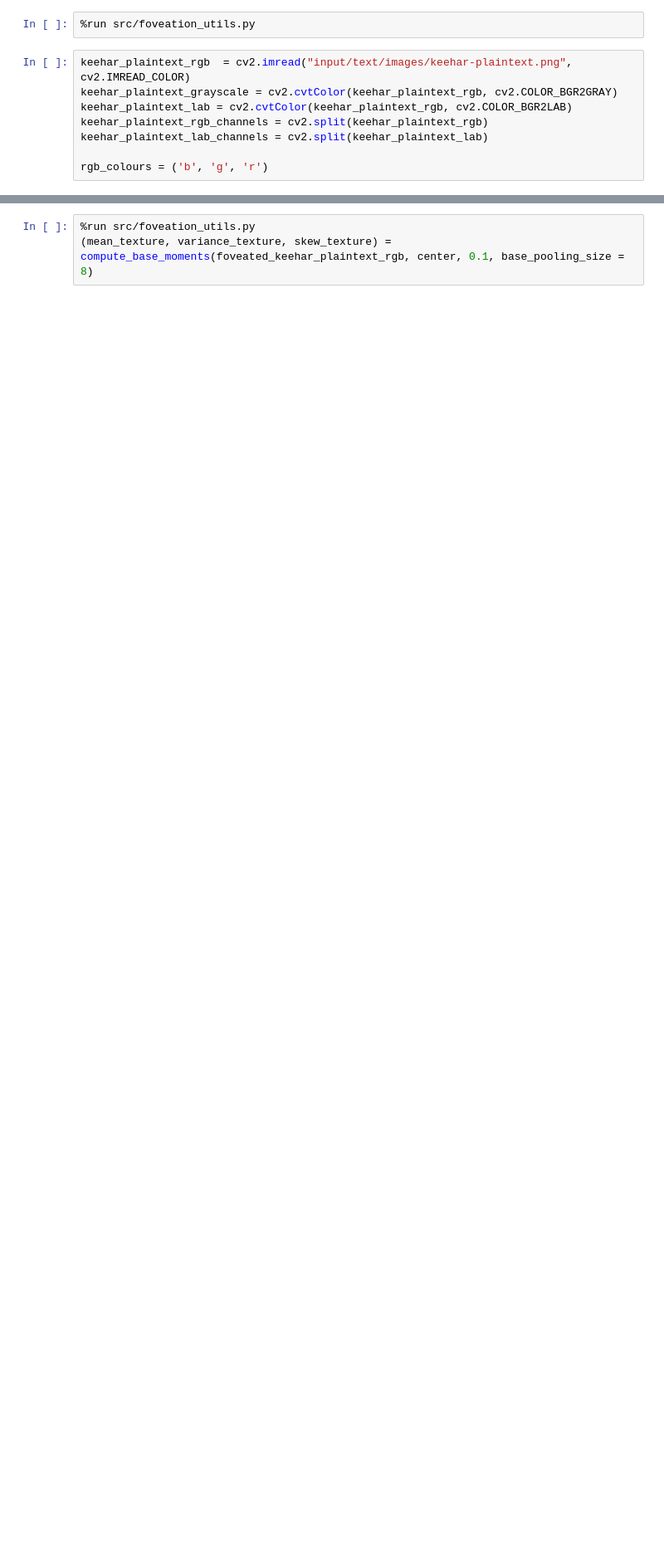
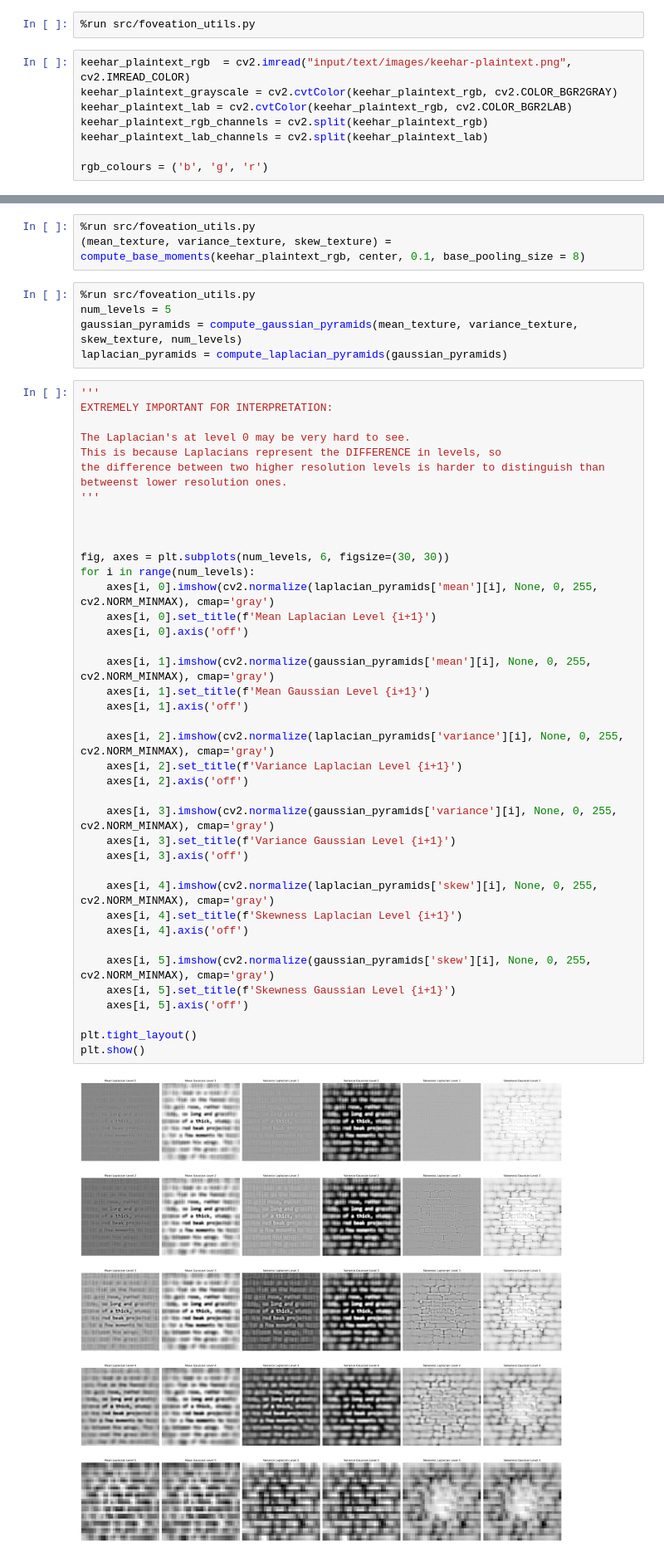
Before and after one commit to lilinitsy/FoveatedImageStatisticsPlayground, a Jupyter notebook: TextStatisticsPlayground.ipynb, the cells around one changed output, grey strips where cells are left out. Shown at 83% size. Drawn from its saved outputs; the diff is of its cells as text; blank space fills up the shorter version.

Commit message:
Gaussian and Laplacian pyramid construction

```diff
--- a/TextStatisticsPlayground.ipynb
+++ b/TextStatisticsPlayground.ipynb
@@ -32,4 +32,51 @@ visualize_foveated_grid_px(foveated_keehar_plaintext_rgb, center, radii, (2, 4))
 [figure]
 # %%
 %run src/foveation_utils.py
-(mean_texture, variance_texture, skew_texture) = compute_base_moments(foveated_keehar_plaintext_rgb, center, 0.1, base_pooling_size = 8)
+(mean_texture, variance_texture, skew_texture) = compute_base_moments(keehar_plaintext_rgb, center, 0.1, base_pooling_size = 8)
+# %%
+%run src/foveation_utils.py
+num_levels = 5
+gaussian_pyramids = compute_gaussian_pyramids(mean_texture, variance_texture, skew_texture, num_levels)
+laplacian_pyramids = compute_laplacian_pyramids(gaussian_pyramids)
+# %%
+'''
+EXTREMELY IMPORTANT FOR INTERPRETATION:
+
+The Laplacian's at level 0 may be very hard to see.
+This is because Laplacians represent the DIFFERENCE in levels, so
+the difference between two higher resolution levels is harder to distinguish than
+betweenst lower resolution ones.
+'''
+
+
+
+fig, axes = plt.subplots(num_levels, 6, figsize=(30, 30))
+for i in range(num_levels):
+    axes[i, 0].imshow(cv2.normalize(laplacian_pyramids['mean'][i], None, 0, 255, cv2.NORM_MINMAX), cmap='gray')
+    axes[i, 0].set_title(f'Mean Laplacian Level {i+1}')
+    axes[i, 0].axis('off')
+
+    axes[i, 1].imshow(cv2.normalize(gaussian_pyramids['mean'][i], None, 0, 255, cv2.NORM_MINMAX), cmap='gray')
+    axes[i, 1].set_title(f'Mean Gaussian Level {i+1}')
+    axes[i, 1].axis('off')
+
+    axes[i, 2].imshow(cv2.normalize(laplacian_pyramids['variance'][i], None, 0, 255, cv2.NORM_MINMAX), cmap='gray')
+    axes[i, 2].set_title(f'Variance Laplacian Level {i+1}')
+    axes[i, 2].axis('off')
+
+    axes[i, 3].imshow(cv2.normalize(gaussian_pyramids['variance'][i], None, 0, 255, cv2.NORM_MINMAX), cmap='gray')
+    axes[i, 3].set_title(f'Variance Gaussian Level {i+1}')
+    axes[i, 3].axis('off')
+
+    axes[i, 4].imshow(cv2.normalize(laplacian_pyramids['skew'][i], None, 0, 255, cv2.NORM_MINMAX), cmap='gray')
+    axes[i, 4].set_title(f'Skewness Laplacian Level {i+1}')
+    axes[i, 4].axis('off')
+
+    axes[i, 5].imshow(cv2.normalize(gaussian_pyramids['skew'][i], None, 0, 255, cv2.NORM_MINMAX), cmap='gray')
+    axes[i, 5].set_title(f'Skewness Gaussian Level {i+1}')
+    axes[i, 5].axis('off')
+
+plt.tight_layout()
+plt.show()
+# %% [output]
+[figure, added]
```
Also changed, not shown: 3 other files.
